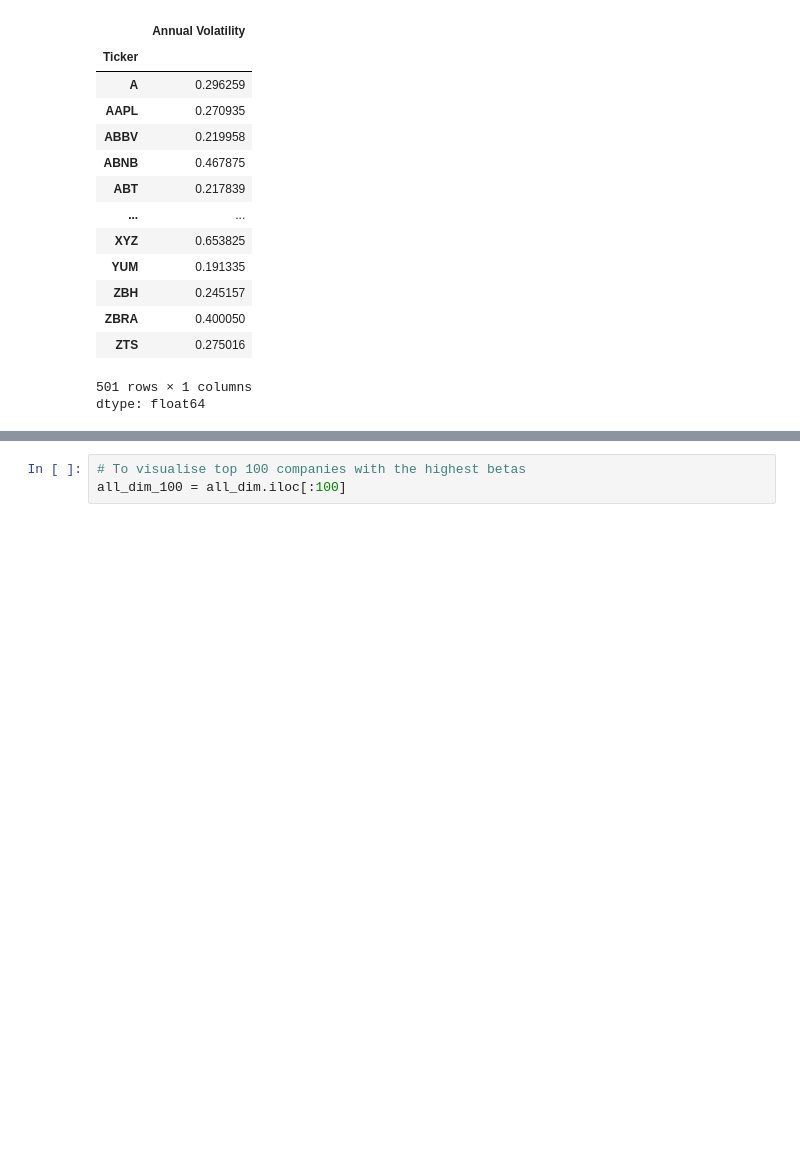
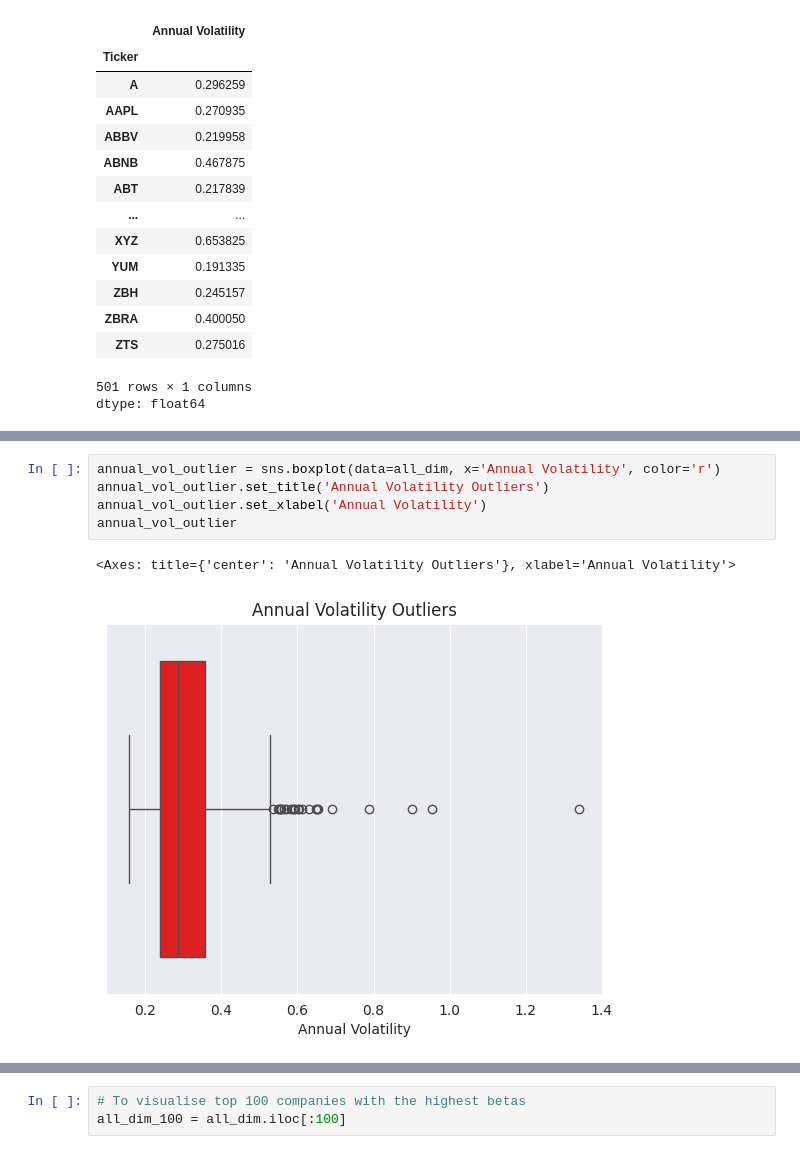
Before and after one commit to abdullaawad/Data-Warehousing-Coursework, a Jupyter notebook: DWCoursework.ipynb, the cells around one changed output, grey strips where cells are left out. Saved outputs shown, nothing was run; the diff lists cells and outputs as text; blank space fills up the shorter version.

```diff
--- a/DWCoursework.ipynb
+++ b/DWCoursework.ipynb
@@ -392,3 +395,11 @@ all_dim
+# %%
+annual_vol_outlier = sns.boxplot(data=all_dim, x='Annual Volatility', color='r')
+annual_vol_outlier.set_title('Annual Volatility Outliers')
+annual_vol_outlier.set_xlabel('Annual Volatility')
+annual_vol_outlier
+# %% [output]
+<Axes: title={'center': 'Annual Volatility Outliers'}, xlabel='Annual Volatility'>
+[figure, added]
 # %%
 all_dim
 # %% [output]
```
Also changed, not shown: parts of 31 cells of this notebook.
